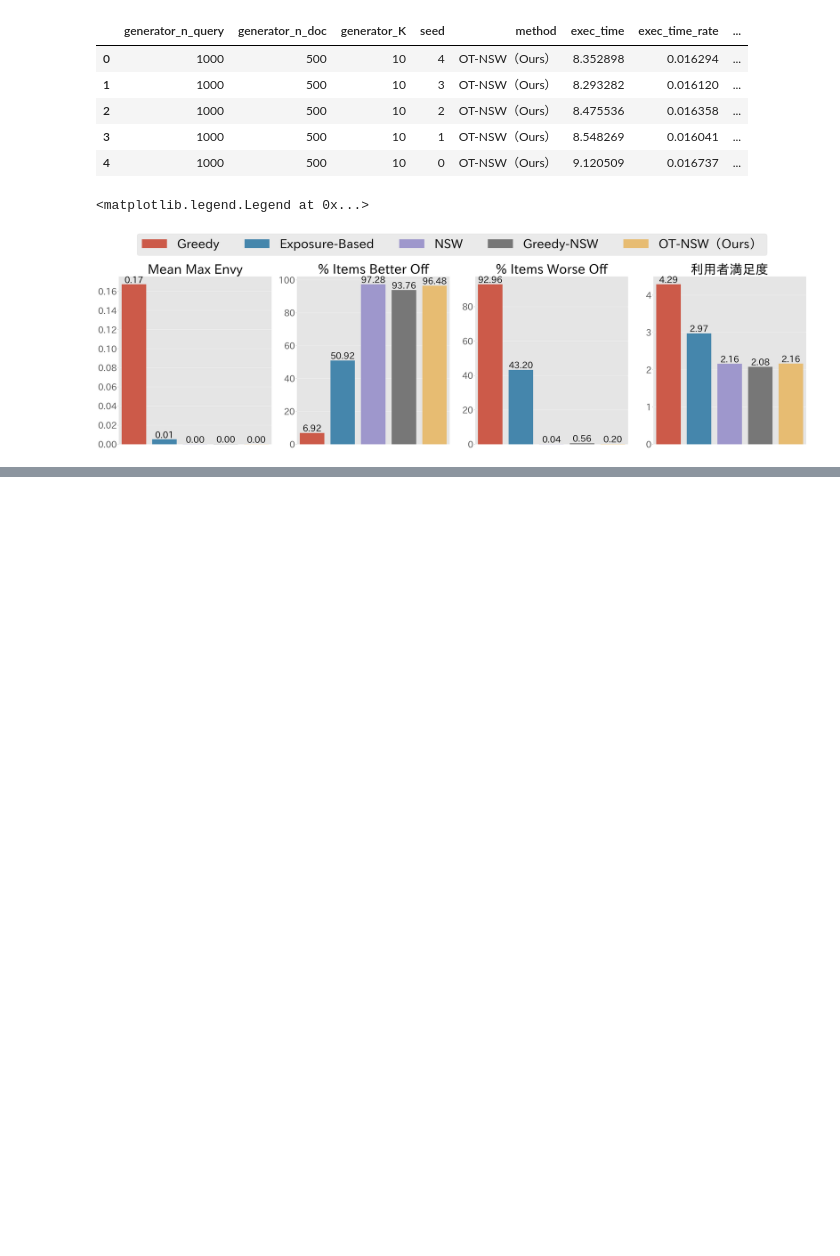
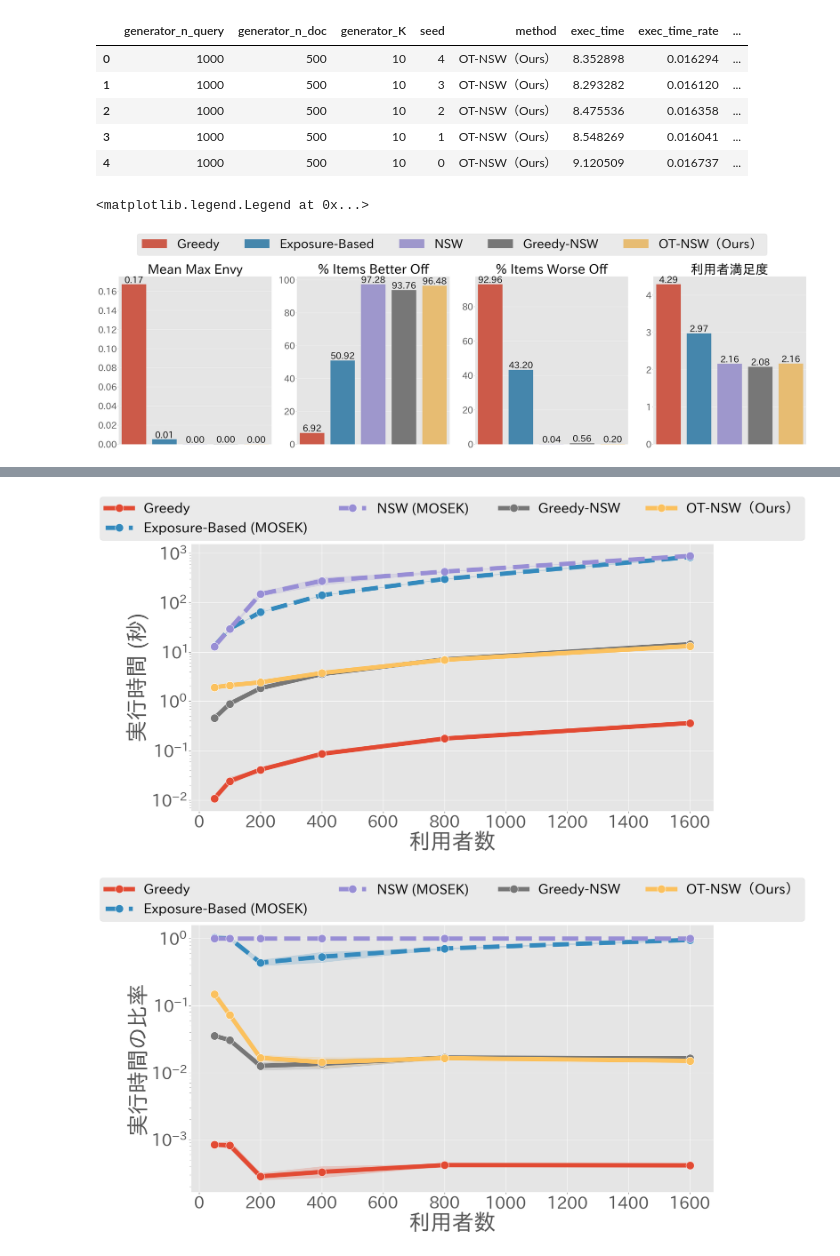
Before and after one commit to tubo213/nsw-with-optimal-transport, a Jupyter notebook: notebook/plot.ipynb, the cells around one changed output, grey strips where cells are left out. Saved outputs shown, nothing was run; the diff lists cells and outputs as text; code cells hidden in the pictures; blank space fills up the shorter version.

```diff
--- a/notebook/plot.ipynb
+++ b/notebook/plot.ipynb
@@ -195,11 +337,20 @@ fig.legend(
 # %%
+# solverを考慮してデータを読み込み
 varying_item_size_result = load_result(
     path=Path("../output/result.csv"),
     exp_names=["Varying_data_size", "exp_item"],
     on=["generator_n_doc", "seed"],
     consider_solver=True,
 )
-varying_item_size_result.head(5)
+display(varying_item_size_result.head(5))
+
+varying_user_size_result = load_result(
+    path=Path("../output/result.csv"),
+    exp_names=["exp_user"],
+    on=["generator_n_query", "seed"],
+    consider_solver=True,
+)
+display(varying_user_size_result.head(5))
 # %% [output]
 |  | number_of_nan |
 | exec_time | 1 |
@@ -315,9 +380,0 @@ for i, metric in enumerate(["exec_time", "exec_time_rate"]):
-# %%
-varying_user_size_result = load_result(
-    path=Path("../output/result.csv"),
-    exp_names=["exp_user"],
-    on=["generator_n_query", "generator_n_doc", "generator_K", "seed"],
-    dropna=False,
-    consider_solver=False,
-)
-varying_user_size_result.head(5)
@@ -430,0 +386,5 @@ for i, metric in enumerate(["exec_time", "exec_time_rate"]):
+# %%
+plot_exec_time(varying_user_size_result, x="generator_n_query", xlabel="利用者数")
+# %% [output]
+[figure, added]
+[figure, added]
```
Also changed, not shown: parts of 22 cells of this notebook.
